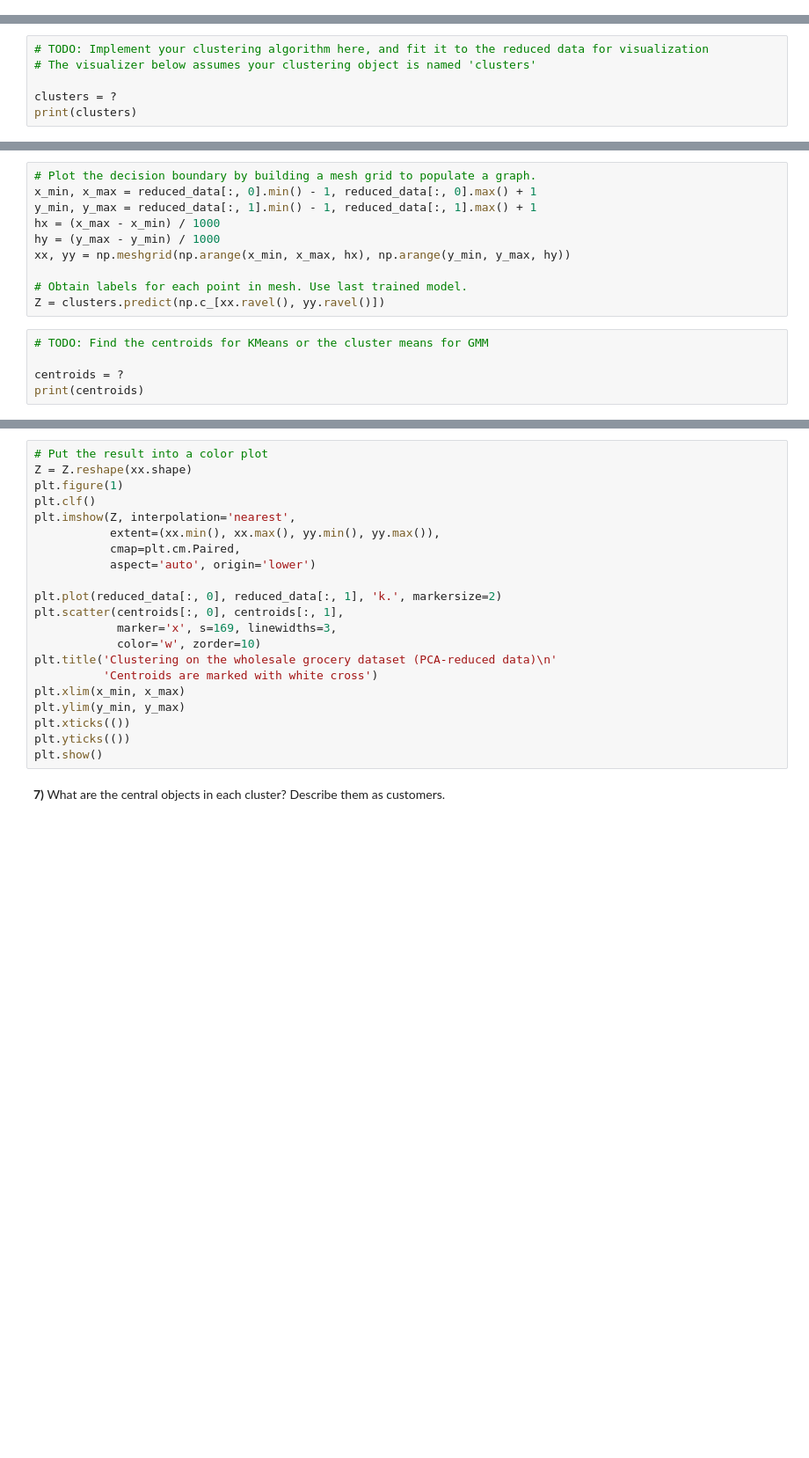
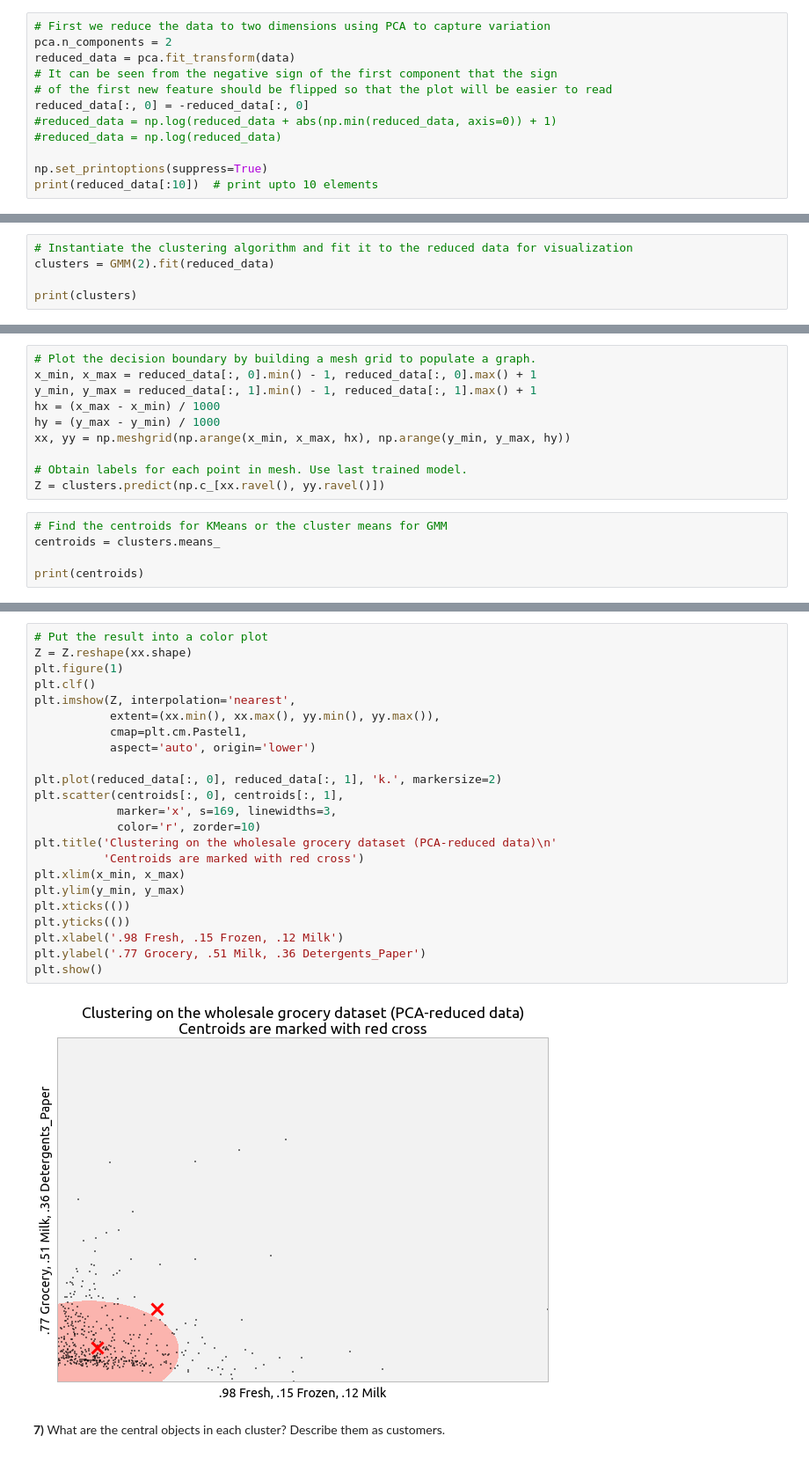
Before and after one commit to martinbede/customer-segmentation, a Jupyter notebook: customer_segments.ipynb, the cells around one changed output, grey strips where cells are left out. Shown at 88% size. Drawn from its saved outputs; the diff is of its cells as text; blank space fills up the shorter version.

Commit message:
feat: Add visualization, clustering

```diff
--- a/customer_segments.ipynb
+++ b/customer_segments.ipynb
@@ -144,0 +141,12 @@ print(reduced_data[:10])  # print upto 10 elements
+# %%
+# First we reduce the data to two dimensions using PCA to capture variation
+pca.n_components = 2
+reduced_data = pca.fit_transform(data)
+# It can be seen from the negative sign of the first component that the sign
+# of the first new feature should be flipped so that the plot will be easier to read
+reduced_data[:, 0] = -reduced_data[:, 0]
+#reduced_data = np.log(reduced_data + abs(np.min(reduced_data, axis=0)) + 1)
+#reduced_data = np.log(reduced_data)
+
+np.set_printoptions(suppress=True)
+print(reduced_data[:10])  # print upto 10 elements
@@ -145,6 +164,5 @@ print(reduced_data[:10])  # print upto 10 elements
 # %%
-# TODO: Implement your clustering algorithm here, and fit it to the reduced data for visualization
-# The visualizer below assumes your clustering object is named 'clusters'
+# Instantiate the clustering algorithm and fit it to the reduced data for visualization
+clusters = GMM(2).fit(reduced_data)
 
-clusters = ?
 print(clusters)
@@ -159,7 +181,7 @@ xx, yy = np.meshgrid(np.arange(x_min, x_max, hx), np.arange(y_min, y_max, hy))
 # Obtain labels for each point in mesh. Use last trained model.
 Z = clusters.predict(np.c_[xx.ravel(), yy.ravel()])
 # %%
-# TODO: Find the centroids for KMeans or the cluster means for GMM
+# Find the centroids for KMeans or the cluster means for GMM
+centroids = clusters.means_
 
-centroids = ?
 print(centroids)
@@ -166,24 +191,28 @@ print(centroids)
 # %%
 # Put the result into a color plot
 Z = Z.reshape(xx.shape)
 plt.figure(1)
 plt.clf()
 plt.imshow(Z, interpolation='nearest',
            extent=(xx.min(), xx.max(), yy.min(), yy.max()),
-           cmap=plt.cm.Paired,
+           cmap=plt.cm.Pastel1,
            aspect='auto', origin='lower')
 
 plt.plot(reduced_data[:, 0], reduced_data[:, 1], 'k.', markersize=2)
 plt.scatter(centroids[:, 0], centroids[:, 1],
             marker='x', s=169, linewidths=3,
-            color='w', zorder=10)
+            color='r', zorder=10)
 plt.title('Clustering on the wholesale grocery dataset (PCA-reduced data)\n'
-          'Centroids are marked with white cross')
+          'Centroids are marked with red cross')
 plt.xlim(x_min, x_max)
 plt.ylim(y_min, y_max)
 plt.xticks(())
 plt.yticks(())
+plt.xlabel('.98 Fresh, .15 Frozen, .12 Milk')
+plt.ylabel('.77 Grocery, .51 Milk, .36 Detergents_Paper')
 plt.show()
+# %% [output]
+[figure, added]
 # %% [markdown]
 **7)** What are the central objects in each cluster? Describe them as customers.
 # %% [markdown]
```
Also changed, not shown: parts of 5 cells of this notebook.
